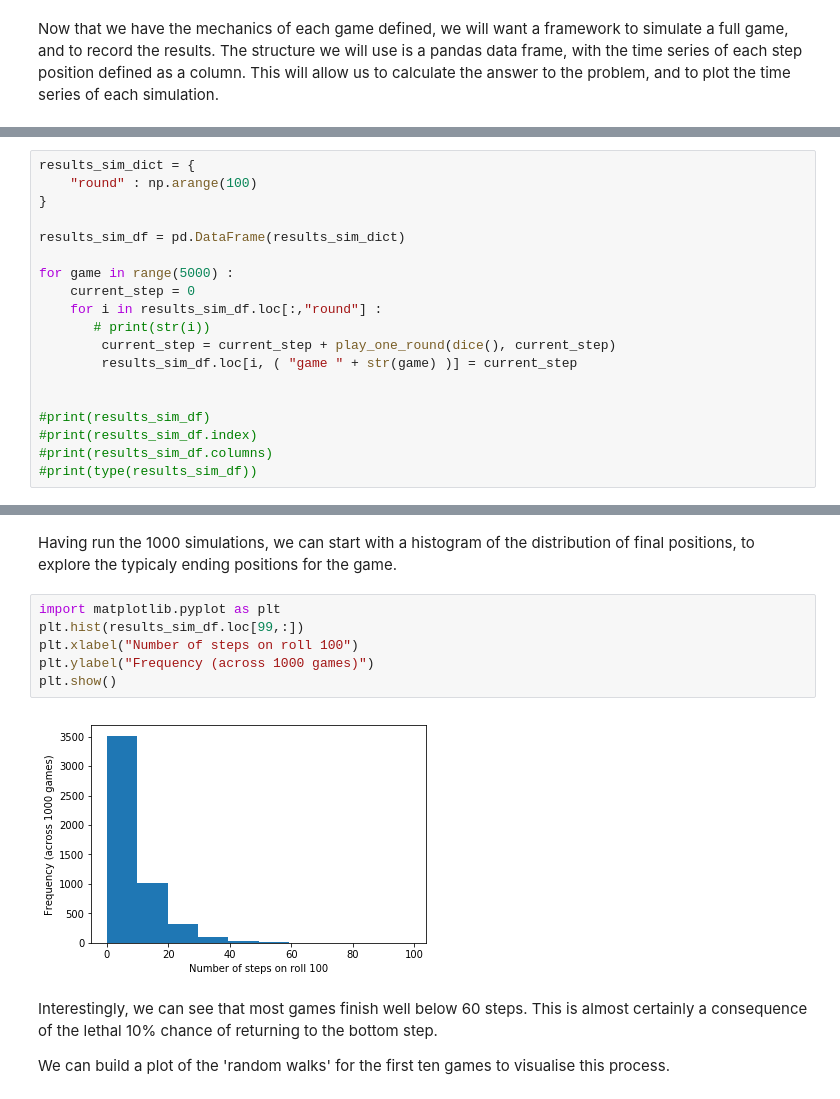
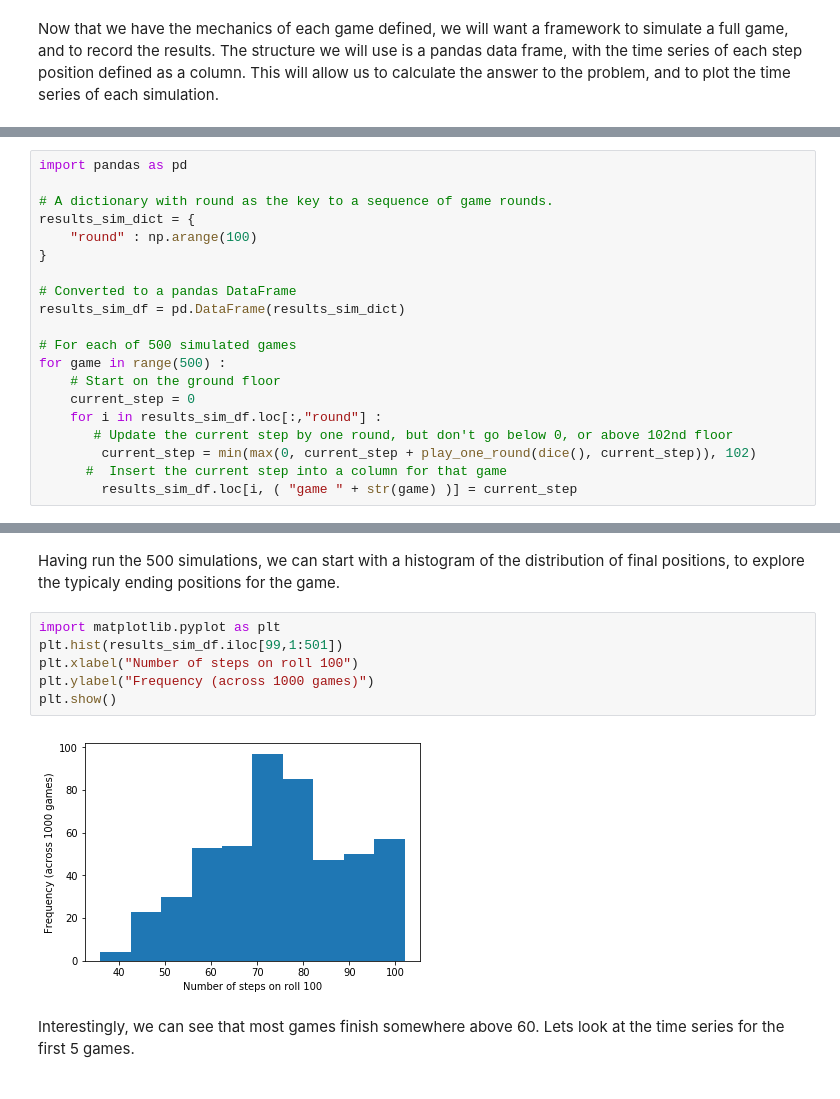
Before and after one commit to ltdroy/LTDs-Mini-Projects, a Jupyter notebook: dice-game-mc.ipynb, the cells around one changed output, grey strips where cells are left out. Cells and saved outputs as stored; diff of their text form.

Commit message:
Updated dice puzzle

```diff
--- a/dice-game-mc.ipynb
+++ b/dice-game-mc.ipynb
@@ -69,22 +57,23 @@ import pandas as pd
-# %%
-results_sim_dict = {
-    "round" : np.arange(100)
-}
-
-results_sim_df = pd.DataFrame(results_sim_dict)
-
-for game in range(5000) :
-    current_step = 0
-    for i in results_sim_df.loc[:,"round"] :
-       # print(str(i))
-        current_step = current_step + play_one_round(dice(), current_step)
-        results_sim_df.loc[i, ( "game " + str(game) )] = current_step
-
-
-#print(results_sim_df)
-#print(results_sim_df.index)
-#print(results_sim_df.columns)
-#print(type(results_sim_df))
+# %%
+import pandas as pd
+
+# A dictionary with round as the key to a sequence of game rounds.
+results_sim_dict = {
+    "round" : np.arange(100)
+}
+
+# Converted to a pandas DataFrame
+results_sim_df = pd.DataFrame(results_sim_dict)
+
+# For each of 500 simulated games
+for game in range(500) :
+    # Start on the ground floor
+    current_step = 0
+    for i in results_sim_df.loc[:,"round"] :
+       # Update the current step by one round, but don't go below 0, or above 102nd floor
+        current_step = min(max(0, current_step + play_one_round(dice(), current_step)), 102)
+      #  Insert the current step into a column for that game
+        results_sim_df.loc[i, ( "game " + str(game) )] = current_step
 # %%
 print(results_sim_df)
 # %% [output]
@@ -108,17 +97,15 @@ round  game 0  game 1  game 2  game 3  game 4  game 5  game 6  game 7  \
 # %% [markdown]
-Having run the 1000 simulations, we can start with a histogram of the distribution of final positions, to explore the typicaly ending positions for the game.
+Having run the 500 simulations, we can start with a histogram of the distribution of final positions, to explore the typicaly ending positions for the game.
 # %%
 import matplotlib.pyplot as plt
-plt.hist(results_sim_df.loc[99,:])
+plt.hist(results_sim_df.iloc[99,1:501])
 plt.xlabel("Number of steps on roll 100")
 plt.ylabel("Frequency (across 1000 games)")
 plt.show()
 # %% [output]
-[figure, old version]
+[figure, new version]
-# %% [markdown]
-Interestingly, we can see that most games finish well below 60 steps. This is almost certainly a consequence of the lethal 10% chance of returning to the bottom step.
-
-We can build a plot of the 'random walks' for the first ten games to visualise this process.
+# %% [markdown]
+Interestingly, we can see that most games finish somewhere above 60. Lets look at the time series for the first 5 games.
 # %%
 for game in range(5) :
     plt.plot(results_sim_df.loc[:,"round"], results_sim_df.loc[:, ( "game " + str(game) )])
```
Also changed, not shown: parts of 13 cells of this notebook.
